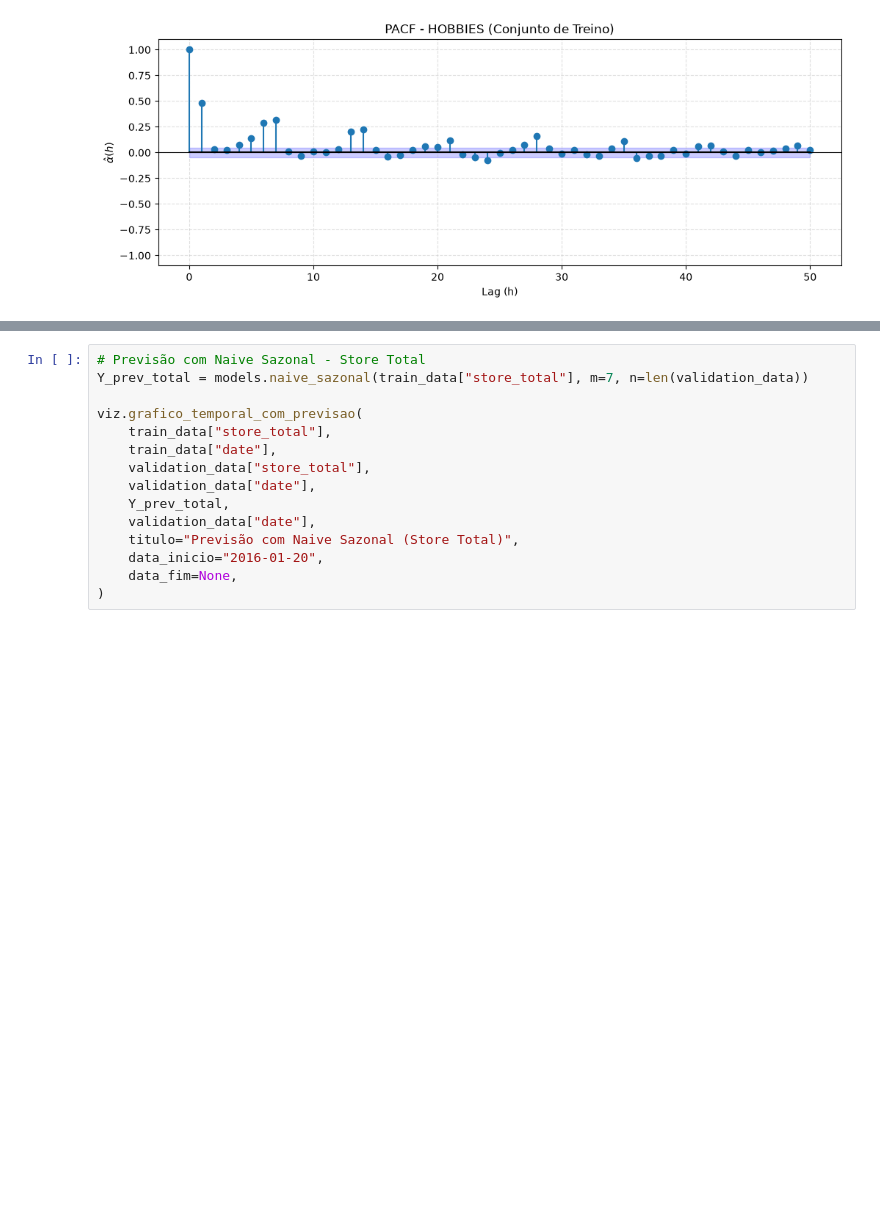
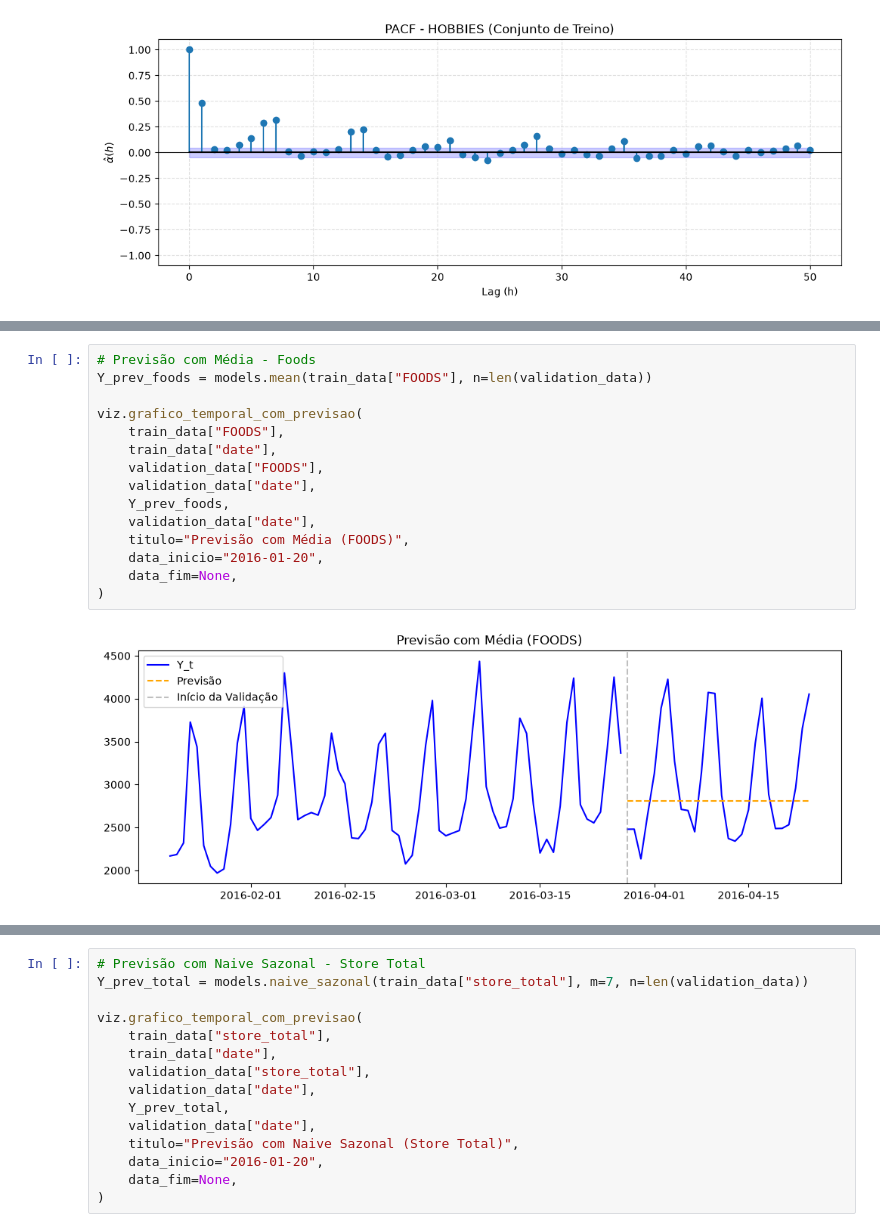
Before and after one commit to mistercapote/time-series-a2-2026, a Jupyter notebook: main.ipynb, the cells around one changed output, grey strips where cells are left out. Cells and saved outputs as stored; diff of their text form; blank space fills up the shorter version.

```diff
--- a/main.ipynb
+++ b/main.ipynb
@@ -147,0 +165,17 @@ viz.grafico_PACF(
+# %%
+# Previsão com Média - Foods
+Y_prev_foods = models.mean(train_data["FOODS"], n=len(validation_data))
+
+viz.grafico_temporal_com_previsao(
+    train_data["FOODS"],
+    train_data["date"],
+    validation_data["FOODS"],
+    validation_data["date"],
+    Y_prev_foods,
+    validation_data["date"],
+    titulo="Previsão com Média (FOODS)",
+    data_inicio="2016-01-20",
+    data_fim=None,
+)
+# %% [output]
+[figure, added]
```
Also changed, not shown: parts of 8 cells of this notebook, 1 other file.
